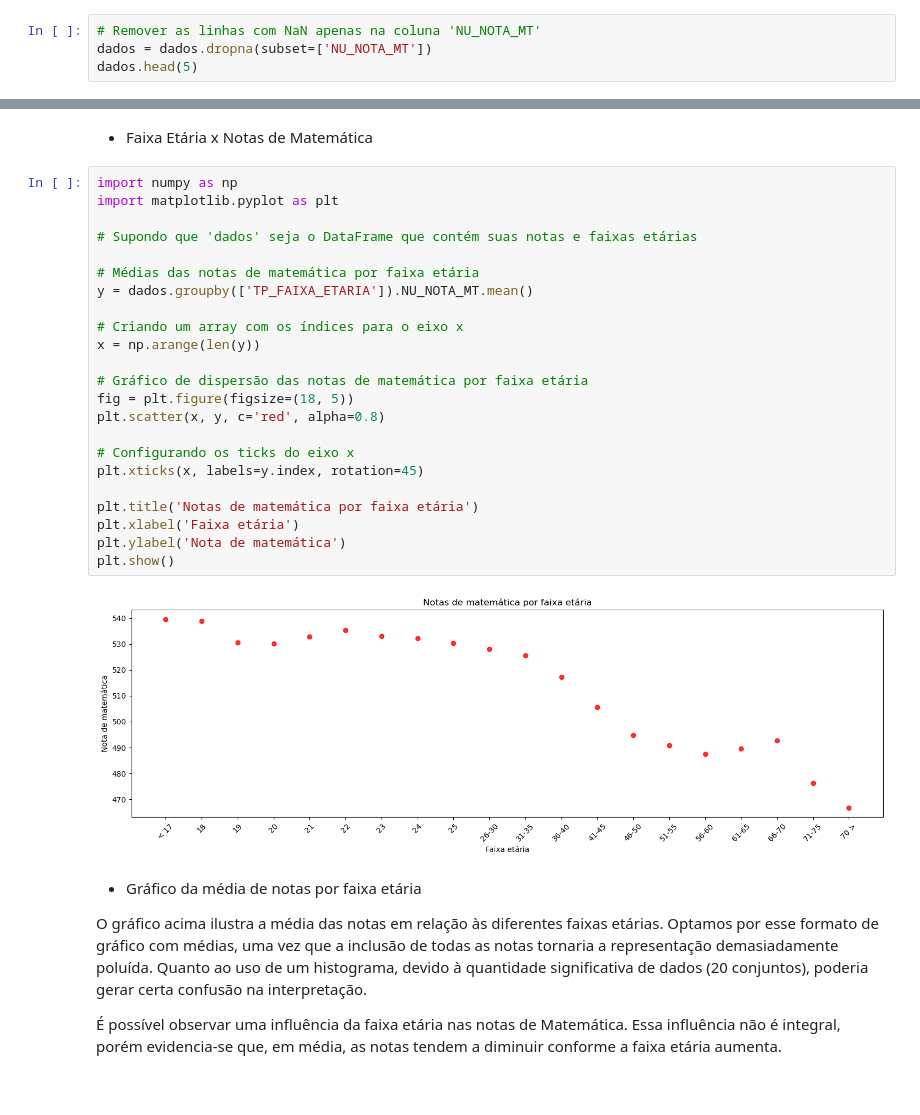
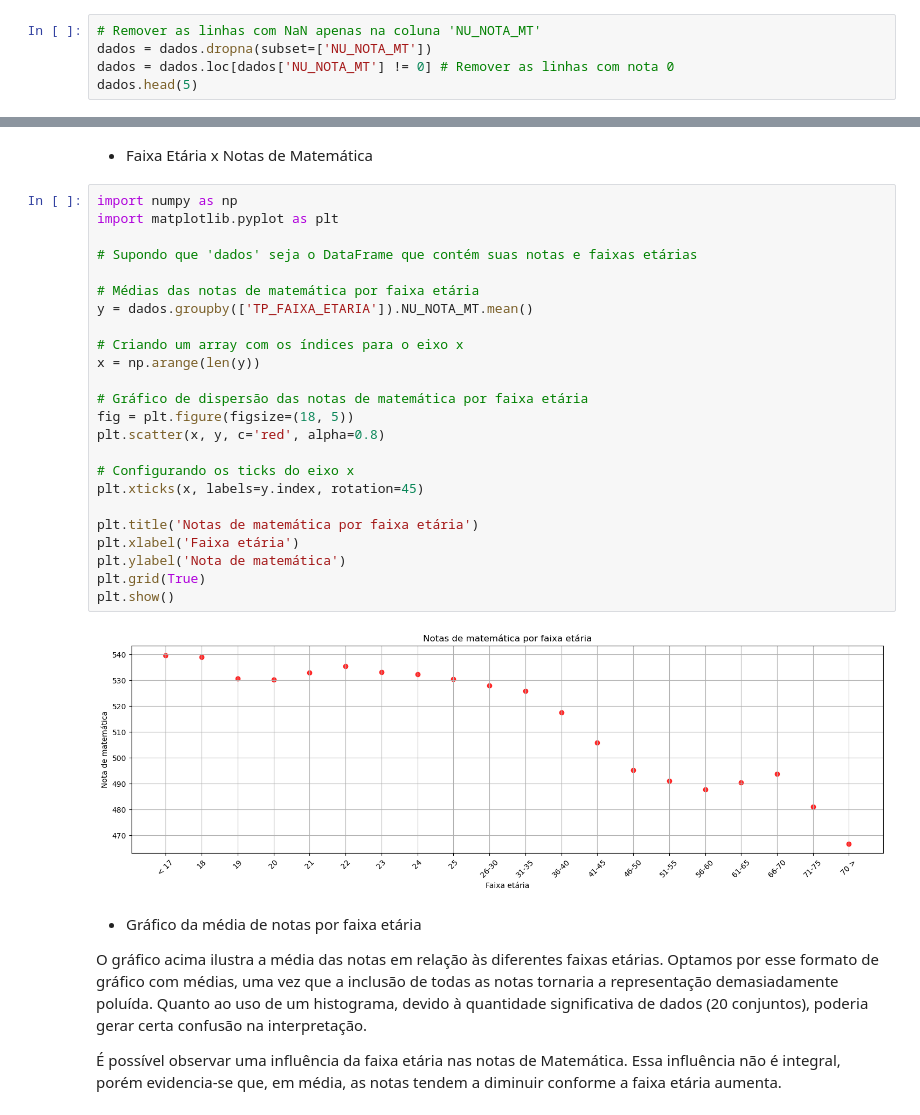
Before and after one commit to MateusMarinheiro18/Projeto-2-Ciencia-dos-Dados, a Jupyter notebook: principal.ipynb, the cells around one changed output, grey strips where cells are left out. Cells and saved outputs as stored; diff of their text form.

```diff
--- a/principal.ipynb
+++ b/principal.ipynb
@@ -120,6 +120,7 @@ Retirando Linhas vazias da coluna Target
 # %%
 # Remover as linhas com NaN apenas na coluna 'NU_NOTA_MT'
 dados = dados.dropna(subset=['NU_NOTA_MT'])
+dados = dados.loc[dados['NU_NOTA_MT'] != 0] # Remover as linhas com nota 0
 dados.head(5)
 # %% [output]
 |  | TP_FAIXA_ETARIA | TP_SEXO | TP_COR_RACA | TP_ESCOLA | IN_TREINEIRO | NU_NOTA_MT |
@@ -164,28 +165,29 @@ dados['TP_SEXO'] = dados['TP_SEXO'].astype('category').cat.rename_categories(nov
 # %%
 import numpy as np
 import matplotlib.pyplot as plt
 
 # Supondo que 'dados' seja o DataFrame que contém suas notas e faixas etárias
 
 # Médias das notas de matemática por faixa etária
 y = dados.groupby(['TP_FAIXA_ETARIA']).NU_NOTA_MT.mean()
 
 # Criando um array com os índices para o eixo x
 x = np.arange(len(y))
 
 # Gráfico de dispersão das notas de matemática por faixa etária
 fig = plt.figure(figsize=(18, 5))
 plt.scatter(x, y, c='red', alpha=0.8)
 
 # Configurando os ticks do eixo x
 plt.xticks(x, labels=y.index, rotation=45)
 
 plt.title('Notas de matemática por faixa etária')
 plt.xlabel('Faixa etária')
 plt.ylabel('Nota de matemática')
+plt.grid(True)
 plt.show()
 # %% [output]
-[figure, old version]
+[figure, new version]
 # %% [markdown]
 - Gráfico da média de notas por faixa etária
 
```
Also changed, not shown: parts of 15 cells of this notebook.
